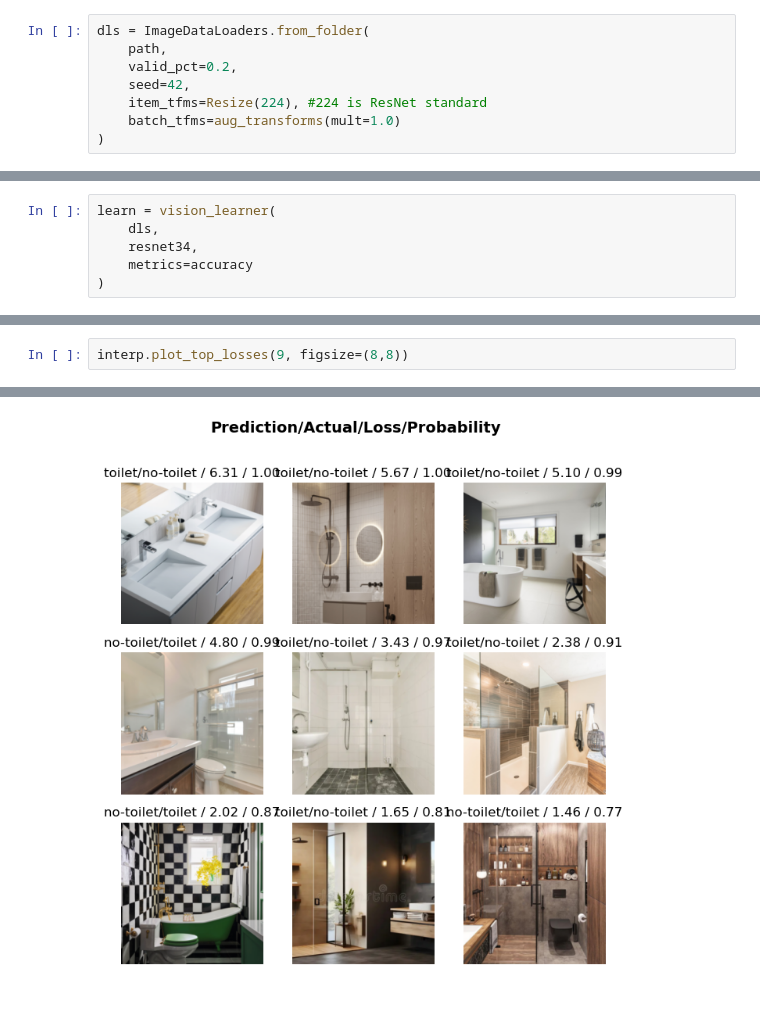
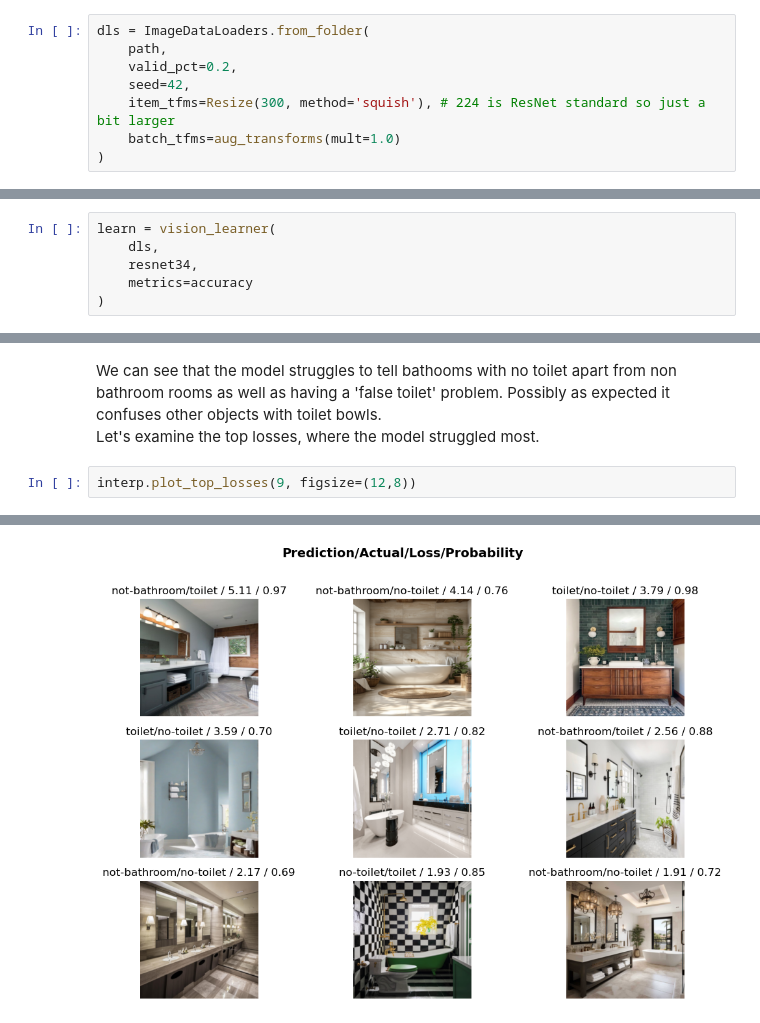
Before and after one commit to 1mache/toilet-detector, a Jupyter notebook: notebook.ipynb, the cells around one changed output, grey strips where cells are left out. Cells and saved outputs as stored; diff of their text form.

```diff
--- a/notebook.ipynb
+++ b/notebook.ipynb
@@ -75,6 +92,6 @@ dls = ImageDataLoaders.from_folder(
     path,
     valid_pct=0.2,
     seed=42,
-    item_tfms=Resize(224), #224 is ResNet standard
+    item_tfms=Resize(300, method='squish'), # 224 is ResNet standard so just a bit larger
     batch_tfms=aug_transforms(mult=1.0)
 )
@@ -114,5 +146,8 @@ interp.plot_confusion_matrix(figsize=(4,4))
+# %% [markdown]
+We can see that the model struggles to tell bathooms with no toilet apart from non bathroom rooms as well as having a 'false toilet' problem. Possibly as expected it confuses other objects with toilet bowls. \
+Let's examine the top losses, where the model struggled most.
 # %%
-interp.plot_top_losses(9, figsize=(8,8))
+interp.plot_top_losses(9, figsize=(12,8))
 # %% [output]
 [interactive output not drawn]
-[figure, old version]
+[figure, new version]
```
Also changed, not shown: parts of 24 cells of this notebook.
